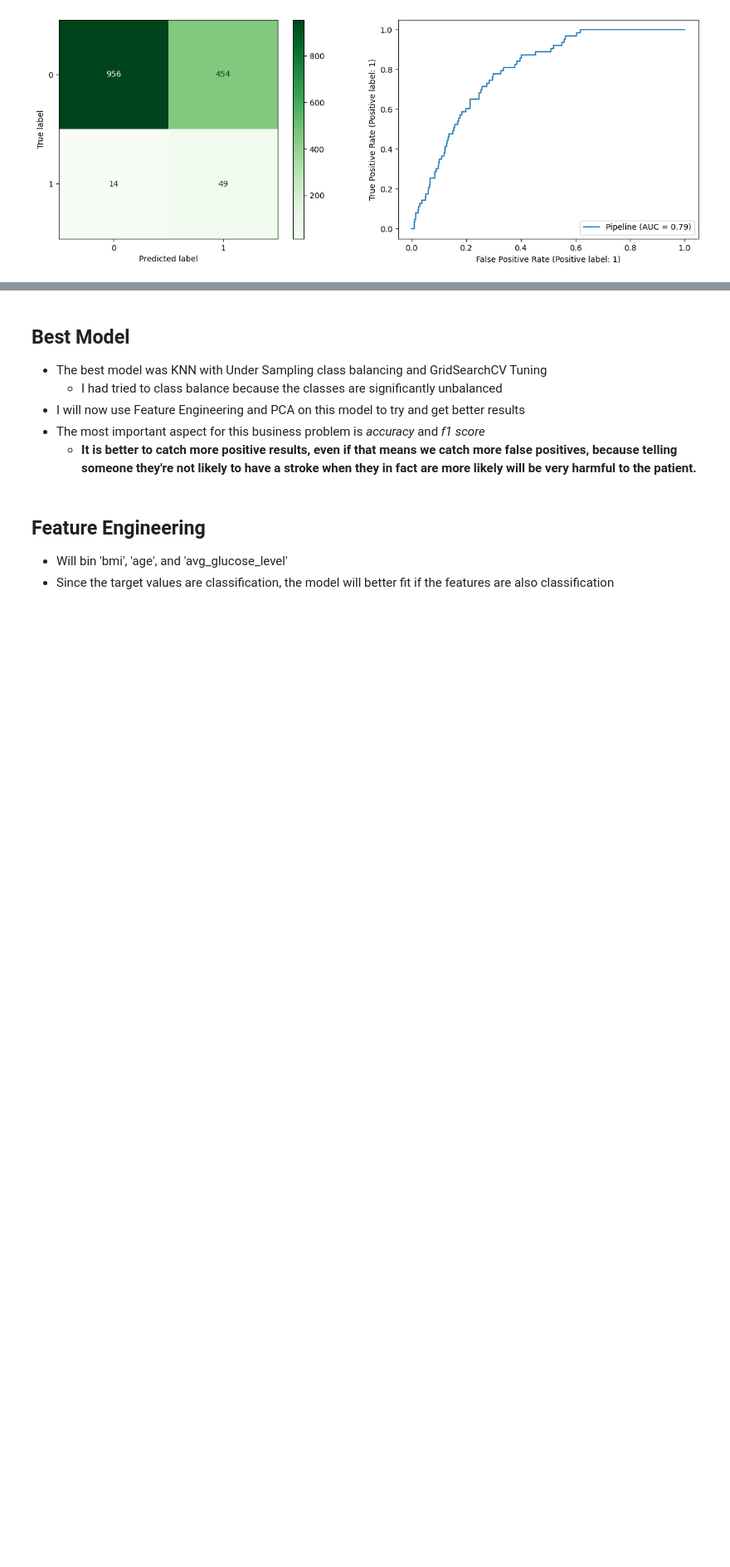
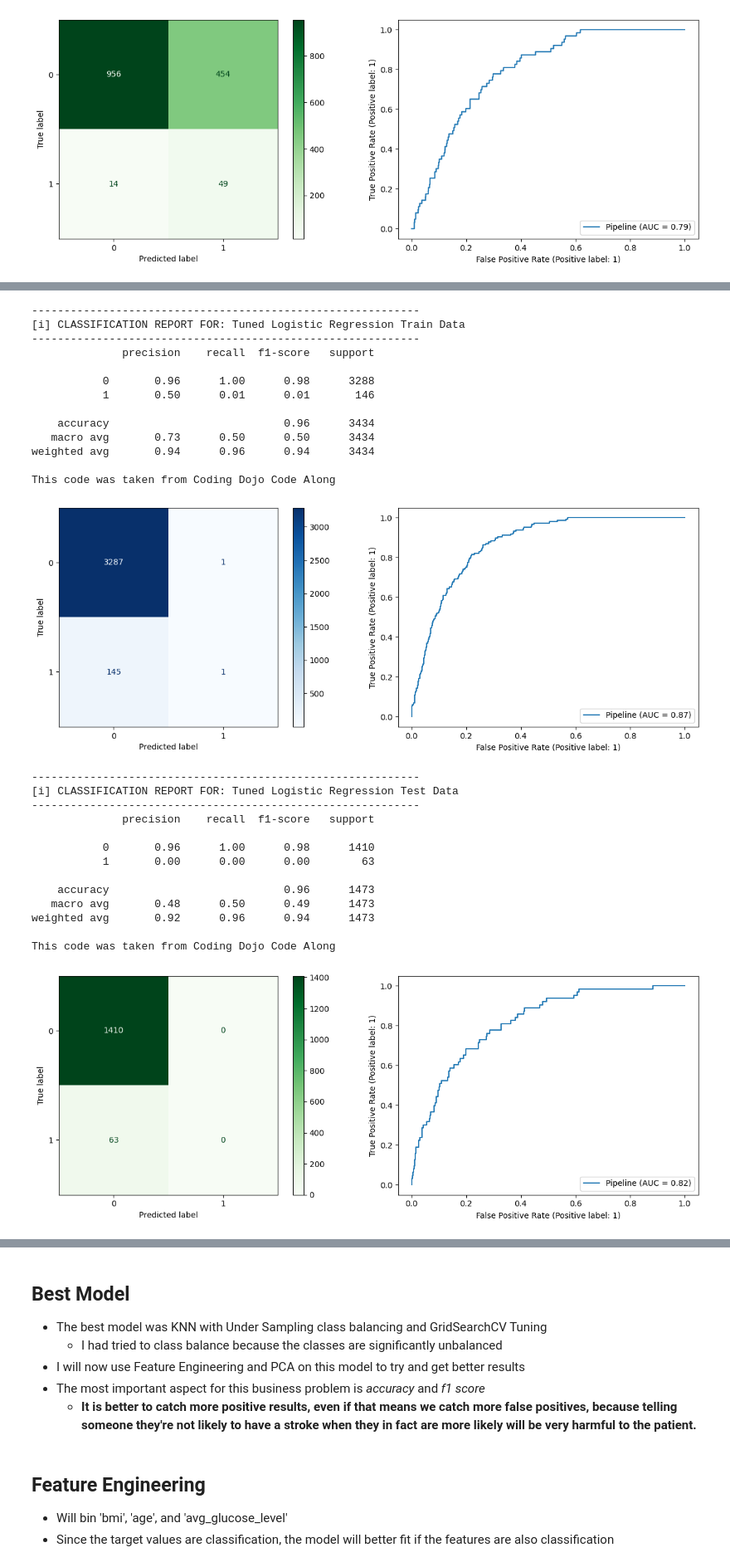
Before and after one commit to jonnunez92/Stroke-Prediction, a Jupyter notebook: Healthcare_Stroke_Prediction_Jonathan_Nunez.ipynb, the cells around one changed output, grey strips where cells are left out. Shown at 83% size. Saved outputs shown, nothing was run; the diff lists cells and outputs as text; code cells hidden in the pictures; blank space fills up the shorter version.

```diff
--- a/Healthcare_Stroke_Prediction_Jonathan_Nunez.ipynb
+++ b/Healthcare_Stroke_Prediction_Jonathan_Nunez.ipynb
@@ -1442,0 +1509,13 @@ This code was taken from Coding Dojo Code Along
+# %%
+lr_params = {'logisticregression__C': [10, 100, 1000, 10000],
+           'logisticregression__penalty': ['l1', 'l2'],
+           'logisticregression__solver': ['lbfgs', 'liblinear'],
+           'logisticregression__tol': [0.0001, 0.001, 0.01, 0.1, 1]}
+# %%
+lr_pipe_gs = GridSearchCV(lr_pipe, lr_params, scoring='f1')
+
+lr_pipe_gs.fit(X_train, y_train)
+print('Best Logistic Regression Parameters:')
+print(lr_pipe_gs.best_params_)
+best_lr_pipe = lr_pipe_gs.best_estimator_
+print(f'Accuracy of best Logistic Regression model is: {best_lr_pipe.score(X_test, y_test)}')
@@ -1442,0 +1528,5 @@ This code was taken from Coding Dojo Code Along
+# %%
+tuned_lr = LogisticRegression(C=10, penalty='l1', solver='liblinear', tol=0.0001, random_state=42)
+tuned_lr_pipe = make_pipeline(preprocessor, tuned_lr)
+
+tuned_lr_pipe.fit(X_train, y_train)
@@ -1442,0 +1545,36 @@ This code was taken from Coding Dojo Code Along
+# %%
+probability_report_matrix(tuned_lr_pipe, X_train, y_train, label='Tuned Logistic Regression Train Data',
+                             figsize=(15,5), normalize=None,
+                             cmap='Blues', thresh=.5)
+probability_report_matrix(tuned_lr_pipe, X_test, y_test, label='Tuned Logistic Regression Test Data',
+                             figsize=(15,5), normalize=None,
+                             cmap='Greens', thresh=.5)
+# %% [output]
+------------------------------------------------------------
+[i] CLASSIFICATION REPORT FOR: Tuned Logistic Regression Train Data
+------------------------------------------------------------
+              precision    recall  f1-score   support
+
+           0       0.96      1.00      0.98      3288
+           1       0.50      0.01      0.01       146
+
+    accuracy                           0.96      3434
+   macro avg       0.73      0.50      0.50      3434
+weighted avg       0.94      0.96      0.94      3434
+
+This code was taken from Coding Dojo Code Along
+[figure, added]
+------------------------------------------------------------
+[i] CLASSIFICATION REPORT FOR: Tuned Logistic Regression Test Data
+------------------------------------------------------------
+              precision    recall  f1-score   support
+
+           0       0.96      1.00      0.98      1410
+           1       0.00      0.00      0.00        63
+
+    accuracy                           0.96      1473
+   macro avg       0.48      0.50      0.49      1473
+weighted avg       0.92      0.96      0.94      1473
+
+This code was taken from Coding Dojo Code Along
+[figure, added]
```
Also changed, not shown: parts of 42 cells of this notebook.
